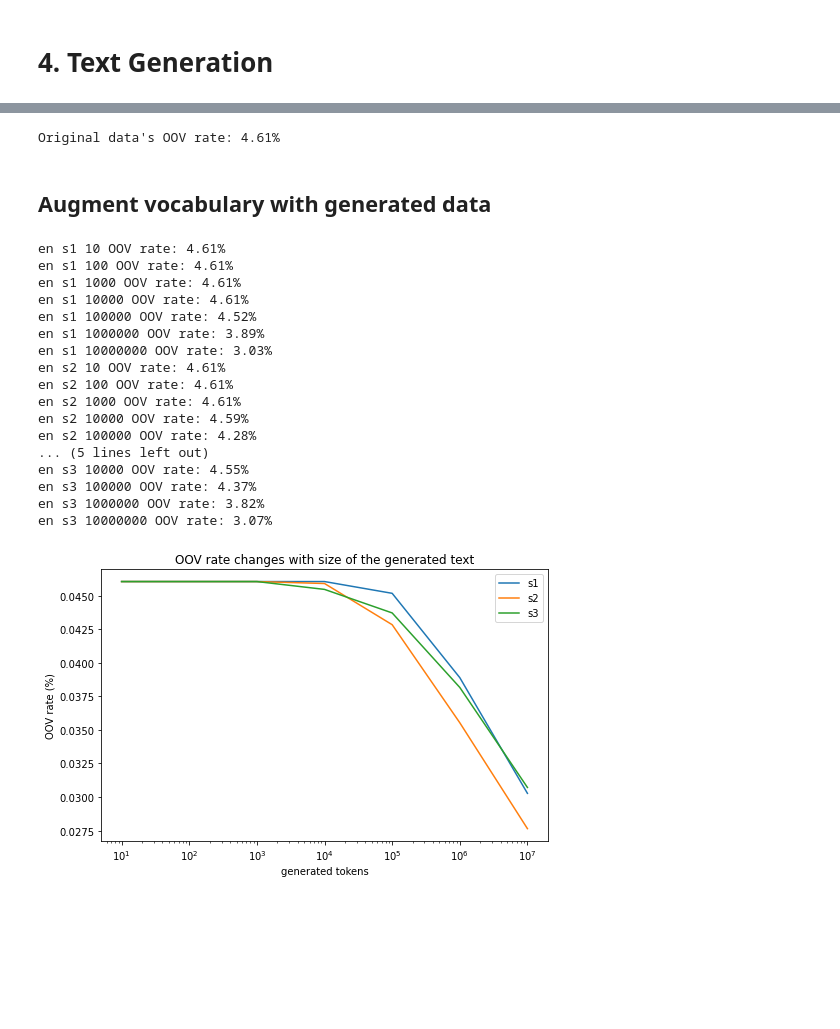
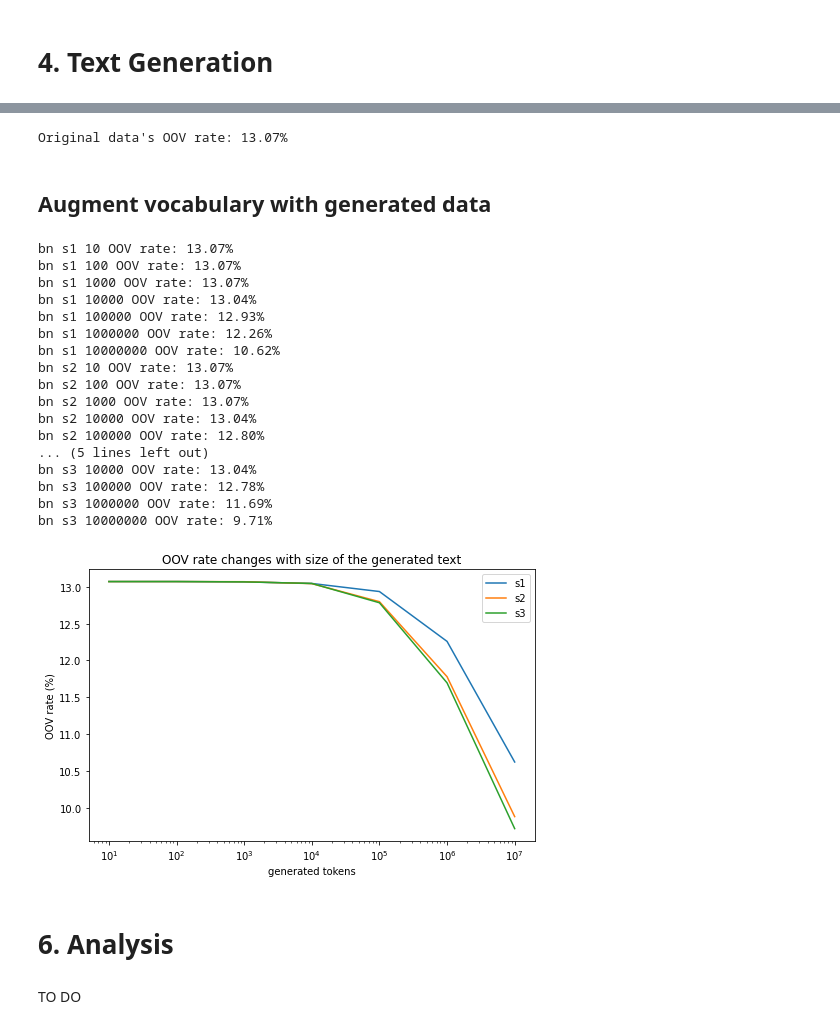
Before and after one commit to pabvald/snlp-project, a Jupyter notebook: Project_Main.ipynb, the cells around one changed output, grey strips where cells are left out. Saved outputs shown, nothing was run; the diff lists cells and outputs as text; code cells hidden in the pictures; blank space fills up the shorter version.

Commit message:
BN: task 5

```diff
--- a/Project_Main.ipynb
+++ b/Project_Main.ipynb
@@ -299,15 +259,15 @@ for seg in seg_profiles[LANG.name]:
     language_model_file = f'models/rnnlm/{LANG.name}/{seg.id}_optimal/model'
     # path to segmentation file
     if seg.model_type == 'char':
-        seg_model_file = f'{LANG.seg_model_folder}/spm_{LANG.name}_{seg.model_type}.model'
+        seg_model_file = f'{SEG_MODELS_PATH}/{LANG.name}/spm_{seg.model_type}.model'
     else:
-        seg_model_file = f'{LANG.seg_model_folder}/spm_{LANG.name}_{seg.model_type}_vocabsize-{seg.vocab_size}.model'
+        seg_model_file = f'{SEG_MODELS_PATH}/{LANG.name}/spm_{seg.model_type}_vocabsize-{seg.vocab_size}.model'
 
     # remove the text-generation folder
-    #!rm -rf $gen_folder \
-    #    && mkdir $gen_folder
+    !rm -rf $gen_folder \
+        && mkdir $gen_folder
 
-    for n_gen in [10000000]: #[10, 100, 1000, 10000, 100000, 1000000, 10000000]:
+    for n_gen in [10, 100, 1000, 10000, 100000, 1000000, 10000000]:
         # generate text using rnnlm
         gen_file = f'{gen_folder}/{n_gen}.txt'
         !rnnlm-0.3e/rnnlm \
@@ -333,10 +294,10 @@ train_vocab = get_word_level_vocabulary(LANG, train_path)
 # get the test tokens on word-level
 test_tokens = get_word_level_tokens(LANG, test_path)
 # compute and print OOV rate
-oov_tokens = get_OOV_rate(train_vocab, test_tokens)
+oov_rate = get_oov_rate(train_vocab, test_tokens)
 print(f'Original data\'s OOV rate: {oov_rate:.2%}')
 # %% [output]
-Original data's OOV rate: 4.61%
+Original data's OOV rate: 13.07%
 # %% [markdown]
 ## Augment vocabulary with generated data
 # %%
@@ -347,35 +308,43 @@ for seg in seg_profiles[LANG.name]:
     oov_rates.append([])
 
     for n_gen in [10, 100, 1000, 10000, 100000, 1000000, 10000000]:
+
+        # obtain the vocabulary from the generated corpora
         decoded_gen_file = f'{gen_folder}/{n_gen}_decoded.txt'
         gen_vocab = get_word_level_vocabulary(LANG, decoded_gen_file)
-        augmented_oov_rate = get_OOV_rate(train_vocab | gen_vocab, test_tokens)
+
+        # compute the oov-rate on the augmented vocabulary
+        augmented_oov_rate = get_oov_rate(train_vocab | gen_vocab, test_tokens)
         print(f'{LANG.name} {seg.id} {n_gen} OOV rate: {augmented_oov_rate:.2%}')
         oov_rates[-1].append(augmented_oov_rate)
 # %% [output]
-en s1 10 OOV rate: 4.61%
-en s1 100 OOV rate: 4.61%
-en s1 1000 OOV rate: 4.61%
-en s1 10000 OOV rate: 4.61%
-en s1 100000 OOV rate: 4.52%
-en s1 1000000 OOV rate: 3.89%
-en s1 10000000 OOV rate: 3.03%
-en s2 10 OOV rate: 4.61%
-en s2 100 OOV rate: 4.61%
-en s2 1000 OOV rate: 4.61%
-en s2 10000 OOV rate: 4.59%
-en s2 100000 OOV rate: 4.28%
+bn s1 10 OOV rate: 13.07%
+bn s1 100 OOV rate: 13.07%
+bn s1 1000 OOV rate: 13.07%
+bn s1 10000 OOV rate: 13.04%
+bn s1 100000 OOV rate: 12.93%
+bn s1 1000000 OOV rate: 12.26%
+bn s1 10000000 OOV rate: 10.62%
+bn s2 10 OOV rate: 13.07%
+bn s2 100 OOV rate: 13.07%
+bn s2 1000 OOV rate: 13.07%
+bn s2 10000 OOV rate: 13.04%
+bn s2 100000 OOV rate: 12.80%
 ... (5 lines left out)
-en s3 10000 OOV rate: 4.55%
-en s3 100000 OOV rate: 4.37%
-en s3 1000000 OOV rate: 3.82%
-en s3 10000000 OOV rate: 3.07%
+bn s3 10000 OOV rate: 13.04%
+bn s3 100000 OOV rate: 12.78%
+bn s3 1000000 OOV rate: 11.69%
+bn s3 10000000 OOV rate: 9.71%
 # %%
-import visualization
-importlib.reload(visualization)
-from visualization import plot_oov_rates
+import visualisation
+from visualisation import plot_oov_rates
+from config import FIGURES_PATH
 
-plot_oov_rates(oov_rates)
-# plot_oov_rates(oov_rates, save_path=f'figures/{LANG.name}_task5_oov_rates.png')
+#plot_oov_rates(oov_rates)
+plot_oov_rates(oov_rates, save_path=f'{FIGURES_PATH}/{LANG.name}/task5_oov_rates.png')
 # %% [output]
-[figure, old version]
+[figure, new version]
+# %% [markdown]
+# 6. Analysis
+# %% [markdown]
+TO DO
```
Also changed, not shown: parts of 13 cells of this notebook, 18 other files.
